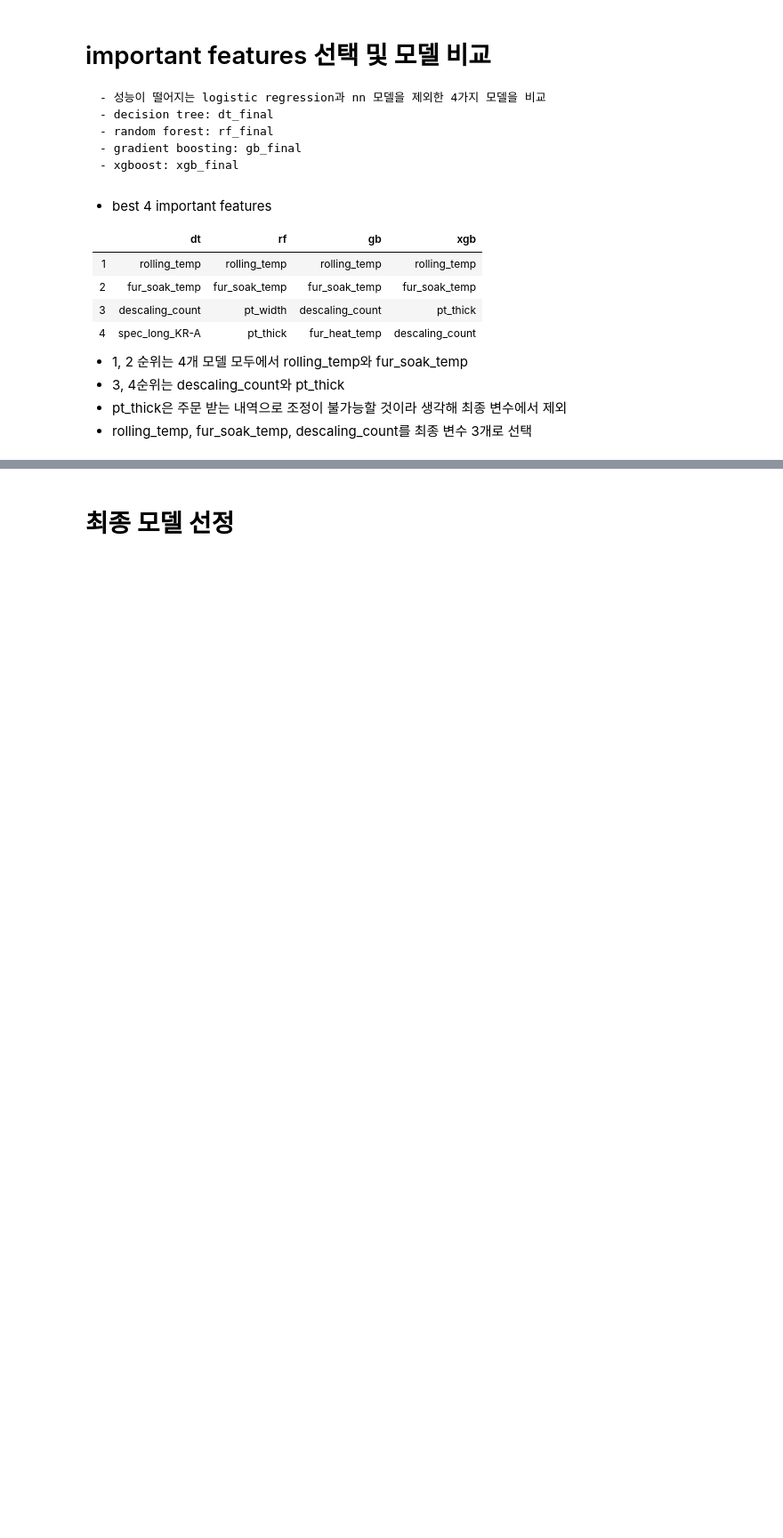
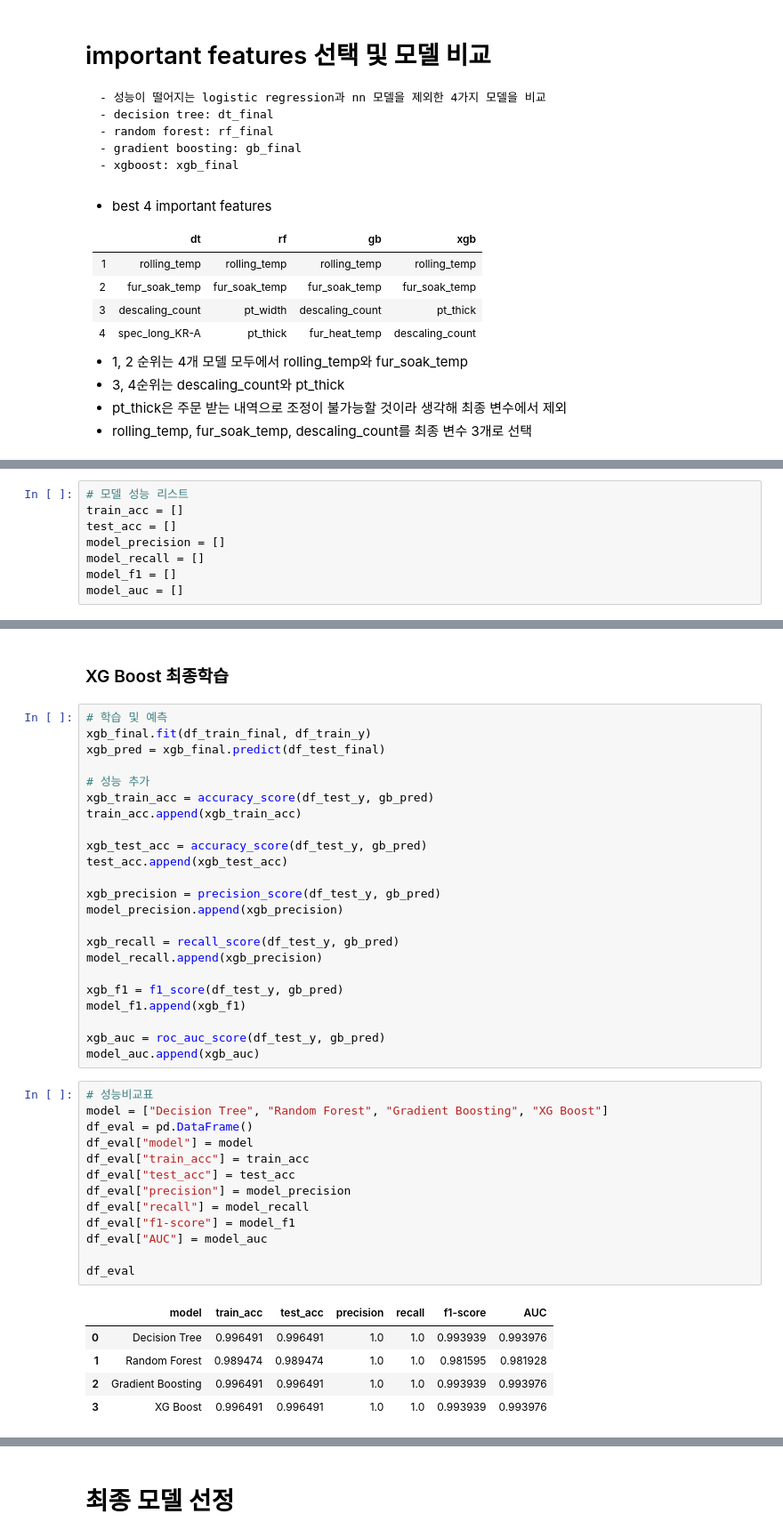
Before and after one commit to Seojiii/plate_project, a Jupyter notebook: 0312_scale_total_sg.ipynb, the cells around one changed output, grey strips where cells are left out. Shown at 89% size. Drawn from its saved outputs; the diff is of its cells as text; blank space fills up the shorter version.

```diff
--- a/0312_scale_total_sg.ipynb
+++ b/0312_scale_total_sg.ipynb
@@ -3670,0 +3683,8 @@ weighted avg      0.853     0.856     0.853       285
+# %%
+# 모델 성능 리스트
+train_acc = []
+test_acc = []
+model_precision = []
+model_recall = []
+model_f1 = []
+model_auc = []
@@ -3670,0 +3766,44 @@ weighted avg      0.853     0.856     0.853       285
+# %% [markdown]
+### XG Boost 최종학습
+# %%
+# 학습 및 예측
+xgb_final.fit(df_train_final, df_train_y)
+xgb_pred = xgb_final.predict(df_test_final)
+
+# 성능 추가
+xgb_train_acc = accuracy_score(df_test_y, gb_pred)
+train_acc.append(xgb_train_acc)
+
+xgb_test_acc = accuracy_score(df_test_y, gb_pred)
+test_acc.append(xgb_test_acc)
+
+xgb_precision = precision_score(df_test_y, gb_pred)
+model_precision.append(xgb_precision)
+
+xgb_recall = recall_score(df_test_y, gb_pred)
+model_recall.append(xgb_precision)
+
+xgb_f1 = f1_score(df_test_y, gb_pred)
+model_f1.append(xgb_f1)
+
+xgb_auc = roc_auc_score(df_test_y, gb_pred)
+model_auc.append(xgb_auc)
+# %%
+# 성능비교표
+model = ["Decision Tree", "Random Forest", "Gradient Boosting", "XG Boost"]
+df_eval = pd.DataFrame()
+df_eval["model"] = model
+df_eval["train_acc"] = train_acc
+df_eval["test_acc"] = test_acc
+df_eval["precision"] = model_precision
+df_eval["recall"] = model_recall
+df_eval["f1-score"] = model_f1
+df_eval["AUC"] = model_auc
+
+df_eval
+# %% [output]
+|  | model | train_acc | test_acc | precision | recall | f1-score | AUC |
+| 0 | Decision Tree | 0.996491 | 0.996491 | 1.0 | 1.0 | 0.993939 | 0.993976 |
+| 1 | Random Forest | 0.989474 | 0.989474 | 1.0 | 1.0 | 0.981595 | 0.981928 |
+| 2 | Gradient Boosting | 0.996491 | 0.996491 | 1.0 | 1.0 | 0.993939 | 0.993976 |
+| 3 | XG Boost | 0.996491 | 0.996491 | 1.0 | 1.0 | 0.993939 | 0.993976 |
```
Also changed, not shown: parts of 26 cells of this notebook.
